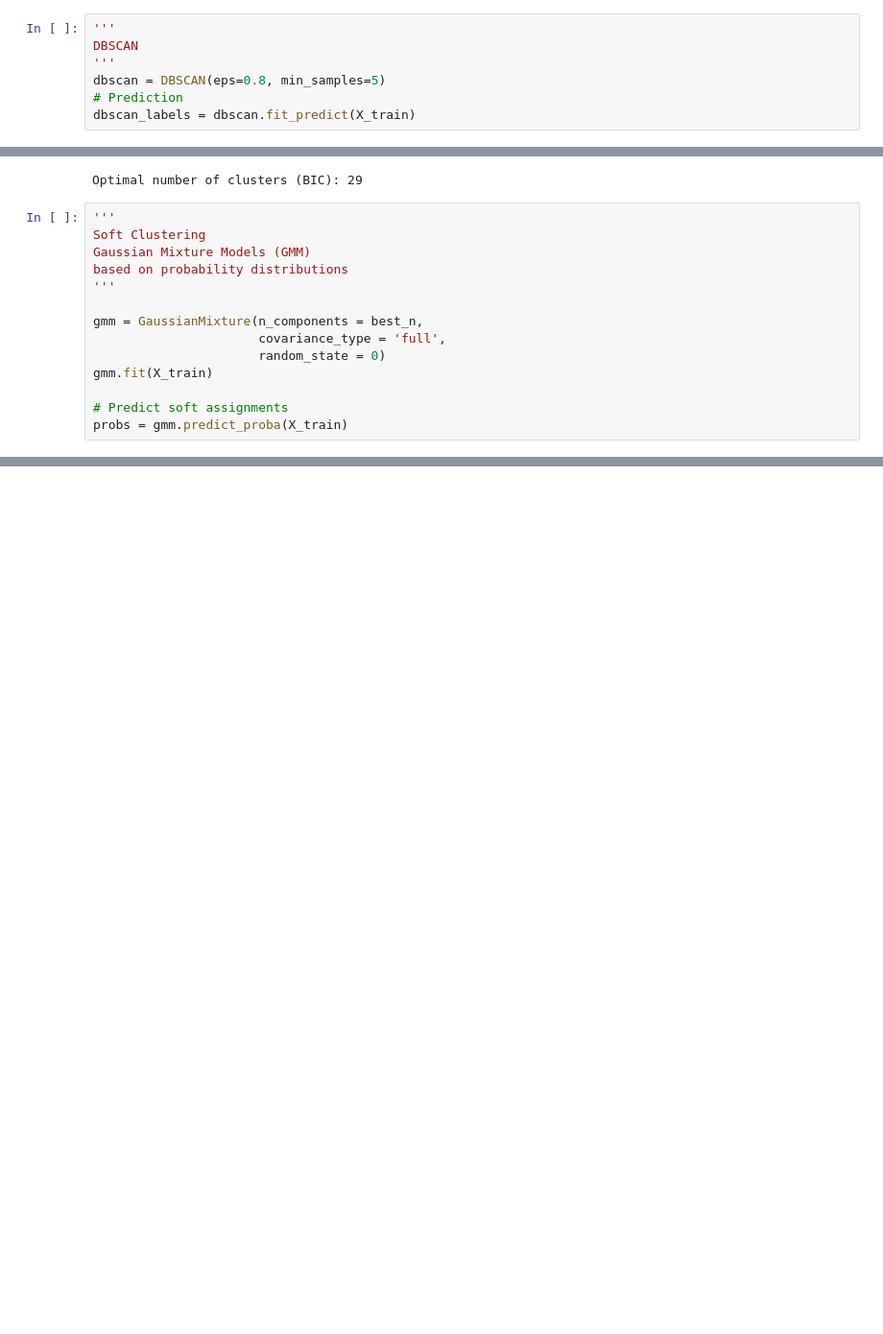
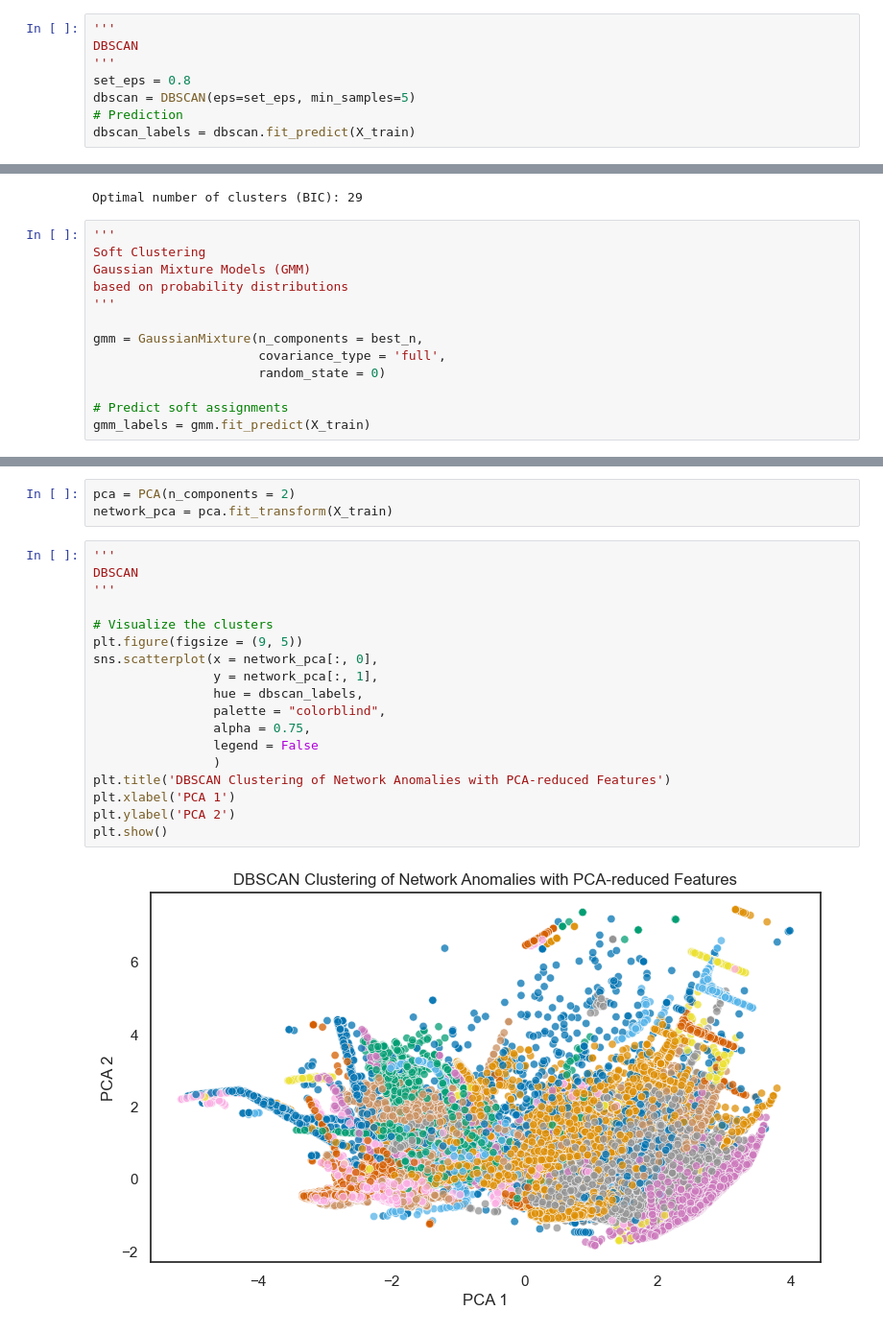
Before and after one commit to INFO-523-SU25/final-project-garcia-kyle, a Jupyter notebook: analysis.ipynb, the cells around one changed output, grey strips where cells are left out. Shown at 96% size. Cells and saved outputs as stored; diff of their text form; blank space fills up the shorter version.

Commit message:
Added visualizations of clusterings. Improved notebook structure by separating each unsupervised model.

```diff
--- a/analysis.ipynb
+++ b/analysis.ipynb
@@ -821,6 +793,7 @@ Optimal number of clusters (lowest DBI): 19
 '''
 DBSCAN
 '''
-dbscan = DBSCAN(eps=0.8, min_samples=5)
+set_eps = 0.8
+dbscan = DBSCAN(eps=set_eps, min_samples=5)
 # Prediction
 dbscan_labels = dbscan.fit_predict(X_train)
@@ -902,10 +909,9 @@ based on probability distributions
 gmm = GaussianMixture(n_components = best_n,
                       covariance_type = 'full',
                       random_state = 0)
-gmm.fit(X_train)
 
 # Predict soft assignments
-probs = gmm.predict_proba(X_train)
+gmm_labels = gmm.fit_predict(X_train)
 # %%
 '''
 GMM Metrics
@@ -945,0 +986,23 @@ Cluster Weights: [3.33901886e-02 8.89795095e-02 9.21080112e-02 2.82282711e-02
+# %%
+pca = PCA(n_components = 2)
+network_pca = pca.fit_transform(X_train)
+# %%
+'''
+DBSCAN
+'''
+
+# Visualize the clusters
+plt.figure(figsize = (9, 5))
+sns.scatterplot(x = network_pca[:, 0],
+                y = network_pca[:, 1],
+                hue = dbscan_labels,
+                palette = "colorblind",
+                alpha = 0.75,
+                legend = False
+                )
+plt.title('DBSCAN Clustering of Network Anomalies with PCA-reduced Features')
+plt.xlabel('PCA 1')
+plt.ylabel('PCA 2')
+plt.show()
+# %% [output]
+[figure, added]
```
Also changed, not shown: parts of 15 cells of this notebook.
